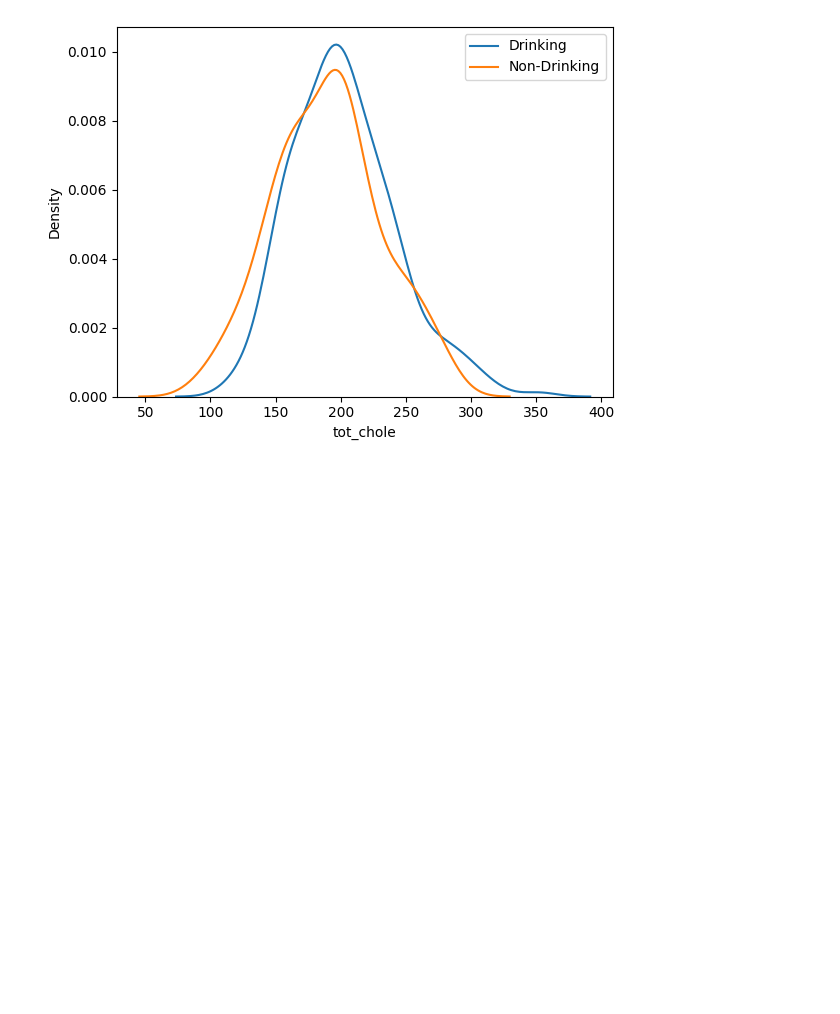
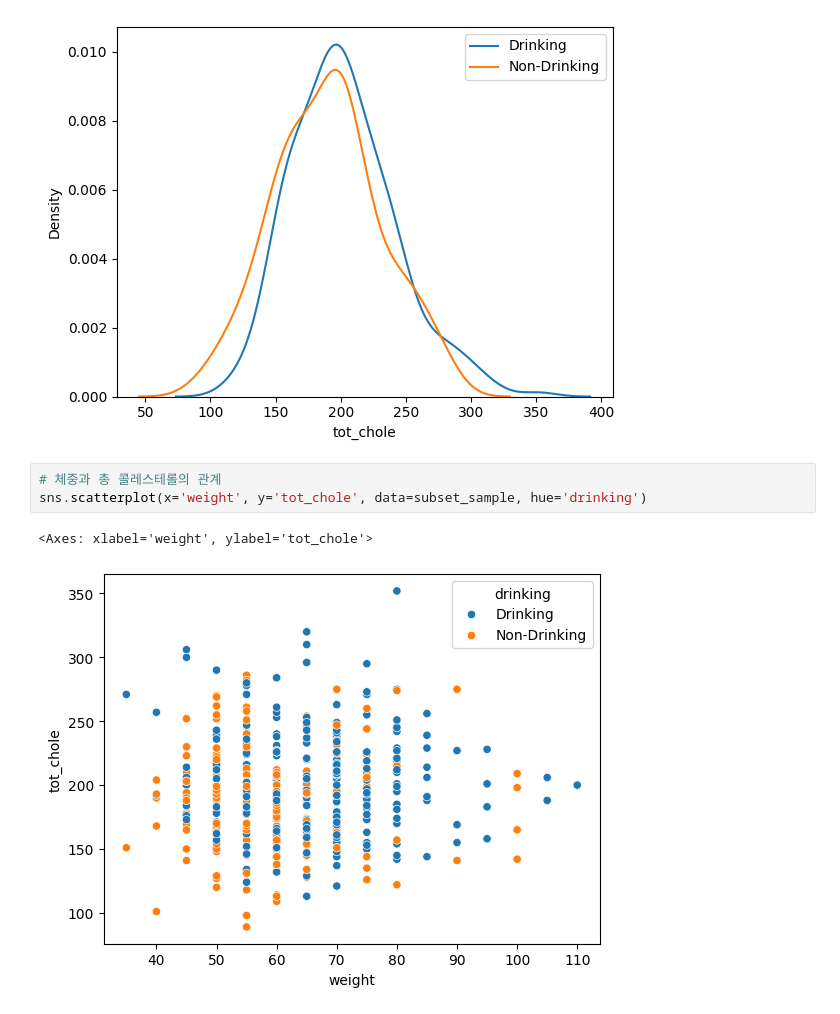
Before and after one commit to layla-focalors/AColab_Github_data_processing, a Jupyter notebook: HealthCare_Anayize.ipynb, the cells around one changed output. Cells and saved outputs as stored; diff of their text form; blank space fills up the shorter version.

```diff
--- a/HealthCare_Anayize.ipynb
+++ b/HealthCare_Anayize.ipynb
@@ -925,3 +925,9 @@ plt.legend()
 # %% [output]
 <matplotlib.legend.Legend at 0x...>
 [figure]
+# %%
+# 체중과 총 콜레스테롤의 관계
+sns.scatterplot(x='weight', y='tot_chole', data=subset_sample, hue='drinking')
+# %% [output]
+<Axes: xlabel='weight', ylabel='tot_chole'>
+[figure, added]
```
Also changed, not shown: parts of 4 cells of this notebook.
